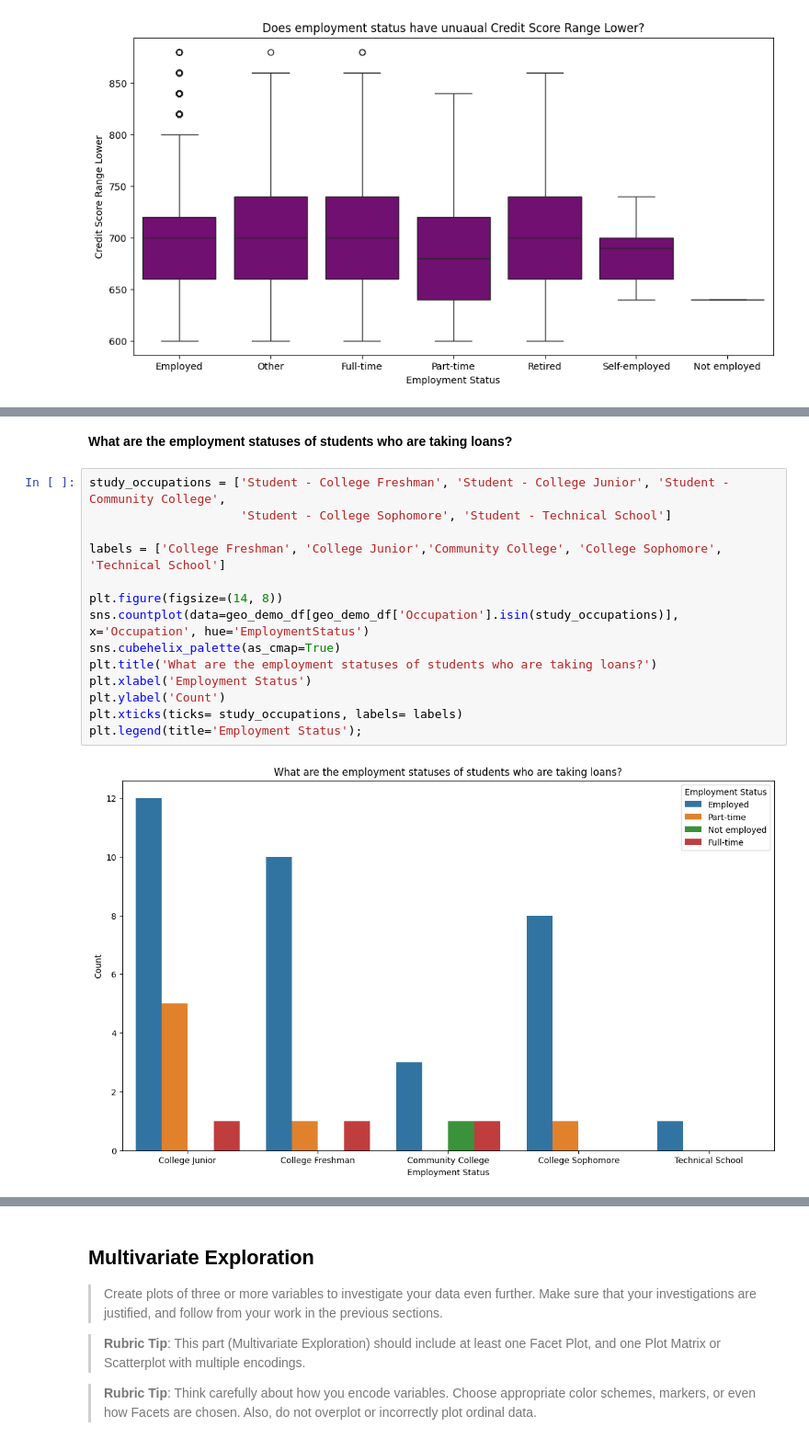
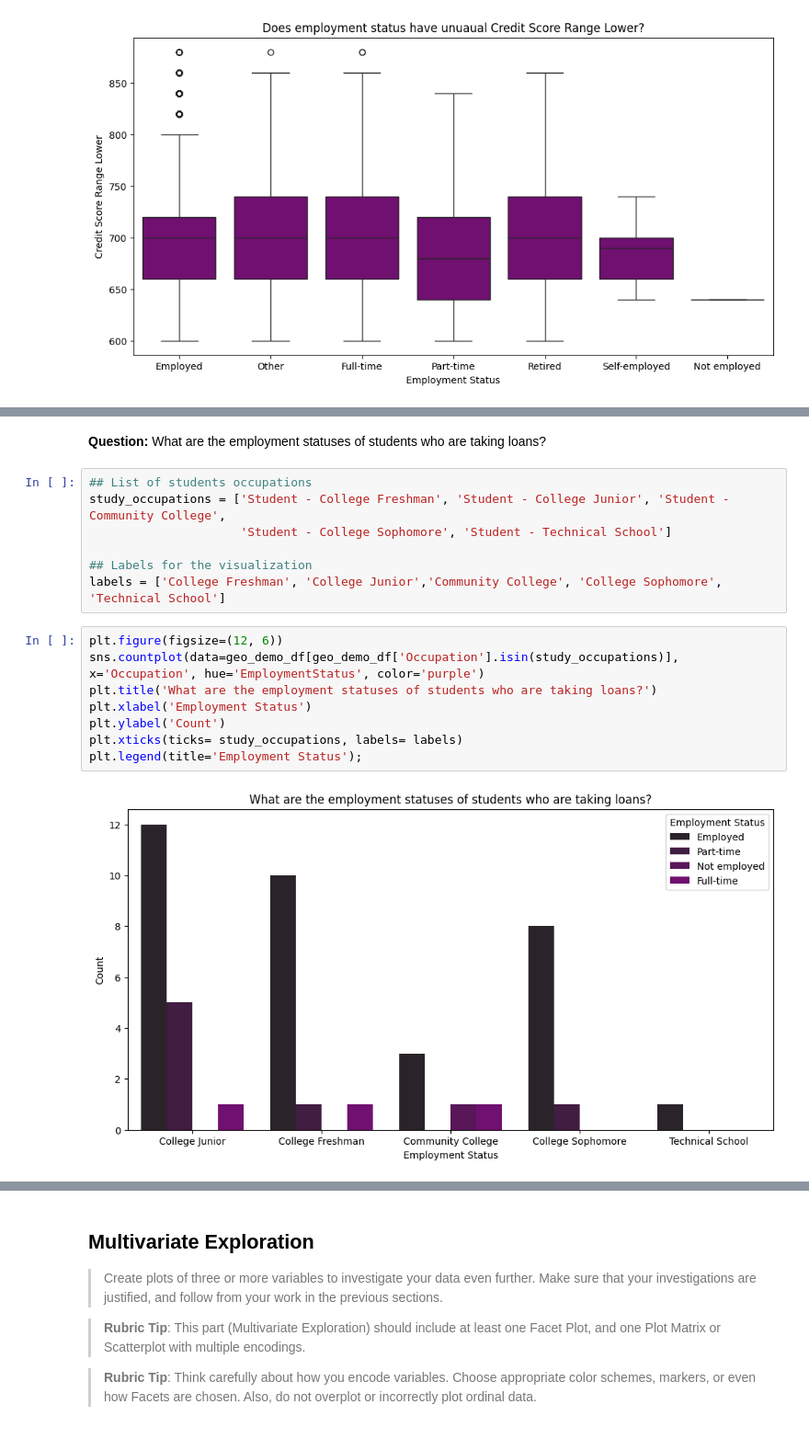
Before and after one commit to sondosaabed/Prosper-Loan-Analysis, a Jupyter notebook: Part_I_exploration.ipynb, the cells around one changed output, grey strips where cells are left out. Shown at 92% size. Drawn from its saved outputs; the diff is of its cells as text.

```diff
--- a/Part_I_exploration.ipynb
+++ b/Part_I_exploration.ipynb
@@ -594,19 +617,20 @@ plt.ylabel('Credit Score Range Lower');
 # %% [markdown]
-**What are the employment statuses of students who are taking loans?**
+**Question:** What are the employment statuses of students who are taking loans?
+# %%
+## List of students occupations
+study_occupations = ['Student - College Freshman', 'Student - College Junior', 'Student - Community College',
+                     'Student - College Sophomore', 'Student - Technical School']
+
+## Labels for the visualization
+labels = ['College Freshman', 'College Junior','Community College', 'College Sophomore', 'Technical School']
 # %%
-study_occupations = ['Student - College Freshman', 'Student - College Junior', 'Student - Community College',
-                     'Student - College Sophomore', 'Student - Technical School']
-
-labels = ['College Freshman', 'College Junior','Community College', 'College Sophomore', 'Technical School']
-
-plt.figure(figsize=(14, 8))
-sns.countplot(data=geo_demo_df[geo_demo_df['Occupation'].isin(study_occupations)], x='Occupation', hue='EmploymentStatus')
-sns.cubehelix_palette(as_cmap=True)
+plt.figure(figsize=(12, 6))
+sns.countplot(data=geo_demo_df[geo_demo_df['Occupation'].isin(study_occupations)], x='Occupation', hue='EmploymentStatus', color='purple')
 plt.title('What are the employment statuses of students who are taking loans?')
 plt.xlabel('Employment Status')
 plt.ylabel('Count')
 plt.xticks(ticks= study_occupations, labels= labels)
 plt.legend(title='Employment Status');
 # %% [output]
-[figure, old version]
+[figure, new version]
 # %% [markdown]
```
Also changed, not shown: parts of 20 cells of this notebook.
